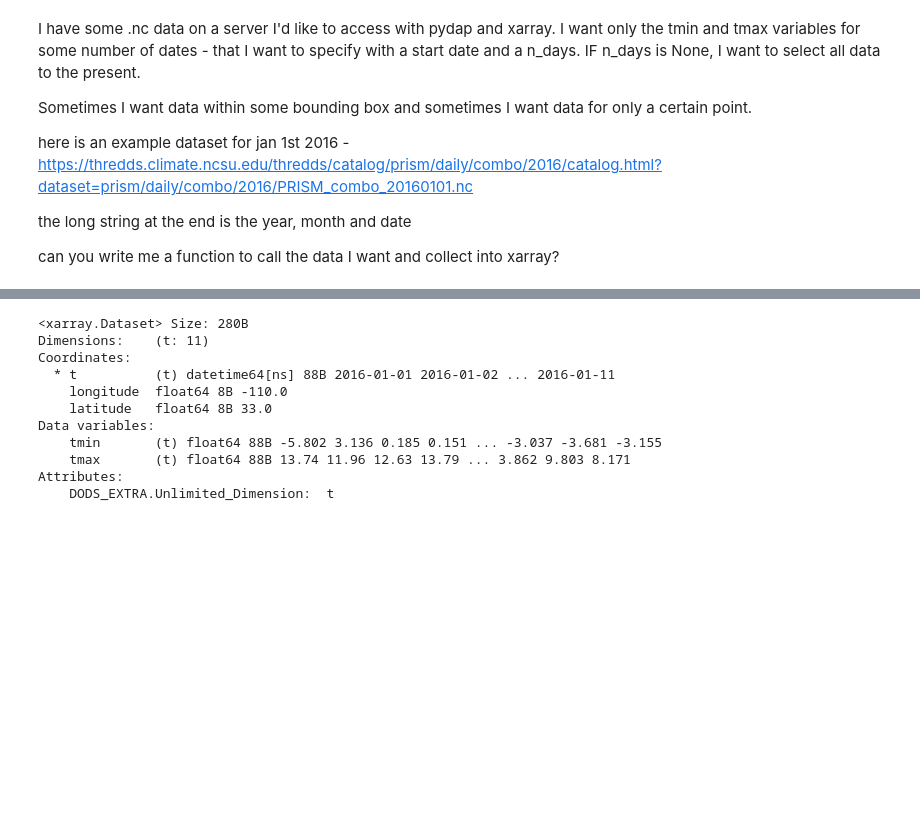
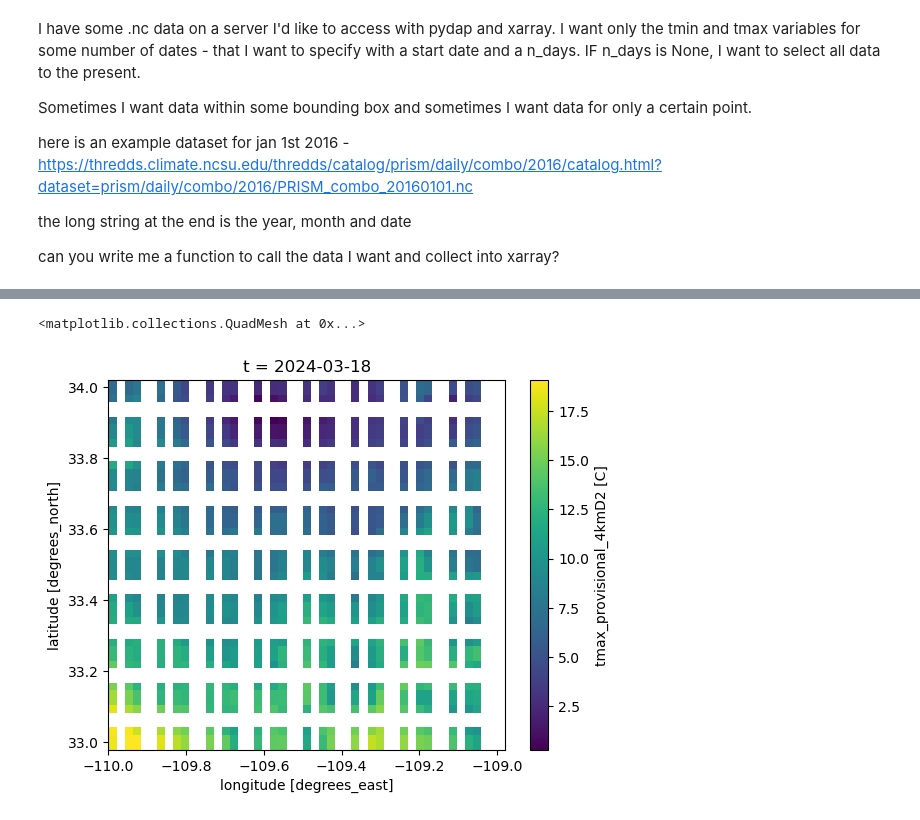
Before and after one commit to ThomWorm/FruitFlyPheno, a Jupyter notebook: notebooks/thredds_test.ipynb, the cells around one changed output, grey strips where cells are left out. Cells and saved outputs as stored; diff of their text form; code cells hidden in the pictures; blank space fills up the shorter version.

```diff
--- a/notebooks/thredds_test.ipynb
+++ b/notebooks/thredds_test.ipynb
@@ -191,10 +174,10 @@ def fetch_thredds_PRISM(base_url, start_date, n_days=None, bbox=None, point=None
     return combined_ds
 
 # Example usage
-base_url = "https://thredds.climate.ncsu.edu/thredds/dodsC/prism/daily/combo/2016"
-start_date = "2016-01-01"
-n_days = 10
-bbox = (-110, -109, 33, 34)  # Example bounding box (lon_min, lon_max, lat_min, lat_max)
+base_url = "https://thredds.climate.ncsu.edu/thredds/dodsC/prism/daily/combo/2024"
+start_date = "2024-03-18"
+n_days = 1
+bbox = (-110, -109, 34, 33)  # Example bounding box (lon_min, lon_max, lat_min, lat_max)
 point = None  # Example point (lon, lat)
 
 data = fetch_thredds_data(base_url, start_date, n_days, bbox, point)
@@ -204,15 +197,5 @@ KeyboardInterrupt:
-# %%
-data = fetch_thredds_data(base_url, start_date, n_days, bbox = None, point = (-110,33))
-data
-# %% [output]
-<xarray.Dataset> Size: 280B
-Dimensions:    (t: 11)
-Coordinates:
-  * t          (t) datetime64[ns] 88B 2016-01-01 2016-01-02 ... 2016-01-11
-    longitude  float64 8B -110.0
-    latitude   float64 8B 33.0
-Data variables:
-    tmin       (t) float64 88B -5.802 3.136 0.185 0.151 ... -3.037 -3.681 -3.155
-    tmax       (t) float64 88B 13.74 11.96 12.63 13.79 ... 3.862 9.803 8.171
-Attributes:
-    DODS_EXTRA.Unlimited_Dimension:  t
+# %%
+data.tmax.isel(t=0).plot()
+# %% [output]
+<matplotlib.collections.QuadMesh at 0x...>
+[figure, added]
```
Also changed, not shown: parts of 13 cells of this notebook, 5 other files.
